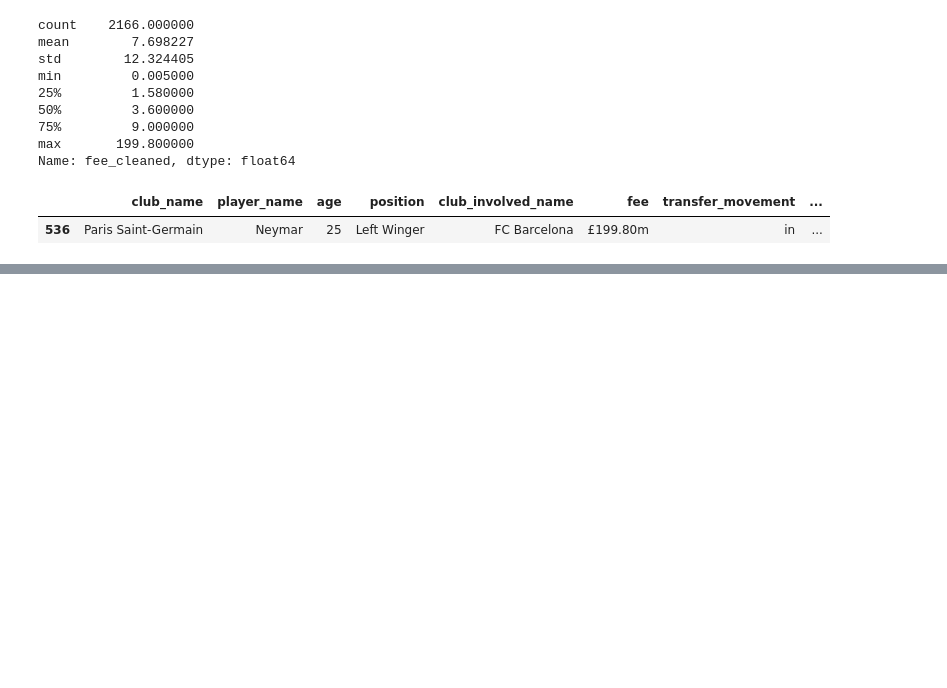
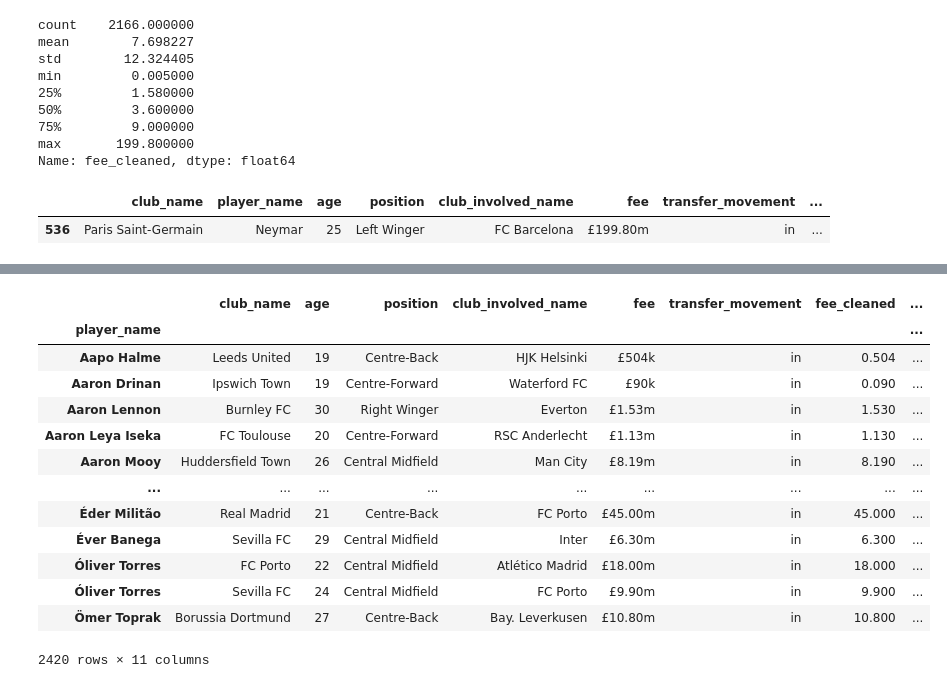
Before and after one commit to esadsetts/Mod_5_Project, a Jupyter notebook: index.ipynb, the cells around one changed output, grey strips where cells are left out. Drawn from its saved outputs; the diff is of its cells as text; code cells hidden in the pictures; blank space fills up the shorter version.

```diff
--- a/index.ipynb
+++ b/index.ipynb
@@ -156,0 +319,17 @@ letters
+# %%
+df
+# %% [output]
+|  | club_name | age | position | club_involved_name | fee | transfer_movement | fee_cleaned | ... |
+| player_name |  |  |  |  |  |  |  | ... |
+| Aapo Halme | Leeds United | 19 | Centre-Back | HJK Helsinki | £504k | in | 0.504 | ... |
+| Aaron Drinan | Ipswich Town | 19 | Centre-Forward | Waterford FC | £90k | in | 0.090 | ... |
+| Aaron Lennon | Burnley FC | 30 | Right Winger | Everton | £1.53m | in | 1.530 | ... |
+| Aaron Leya Iseka | FC Toulouse | 20 | Centre-Forward | RSC Anderlecht | £1.13m | in | 1.130 | ... |
+| Aaron Mooy | Huddersfield Town | 26 | Central Midfield | Man City | £8.19m | in | 8.190 | ... |
+| ... | ... | ... | ... | ... | ... | ... | ... | ... |
+| Éder Militão | Real Madrid | 21 | Centre-Back | FC Porto | £45.00m | in | 45.000 | ... |
+| Éver Banega | Sevilla FC | 29 | Central Midfield | Inter | £6.30m | in | 6.300 | ... |
+| Óliver Torres | FC Porto | 22 | Central Midfield | Atlético Madrid | £18.00m | in | 18.000 | ... |
+| Óliver Torres | Sevilla FC | 24 | Central Midfield | FC Porto | £9.90m | in | 9.900 | ... |
+| Ömer Toprak | Borussia Dortmund | 27 | Centre-Back | Bay. Leverkusen | £10.80m | in | 10.800 | ... |
+2420 rows × 11 columns
```
Also changed, not shown: parts of 17 cells of this notebook.
